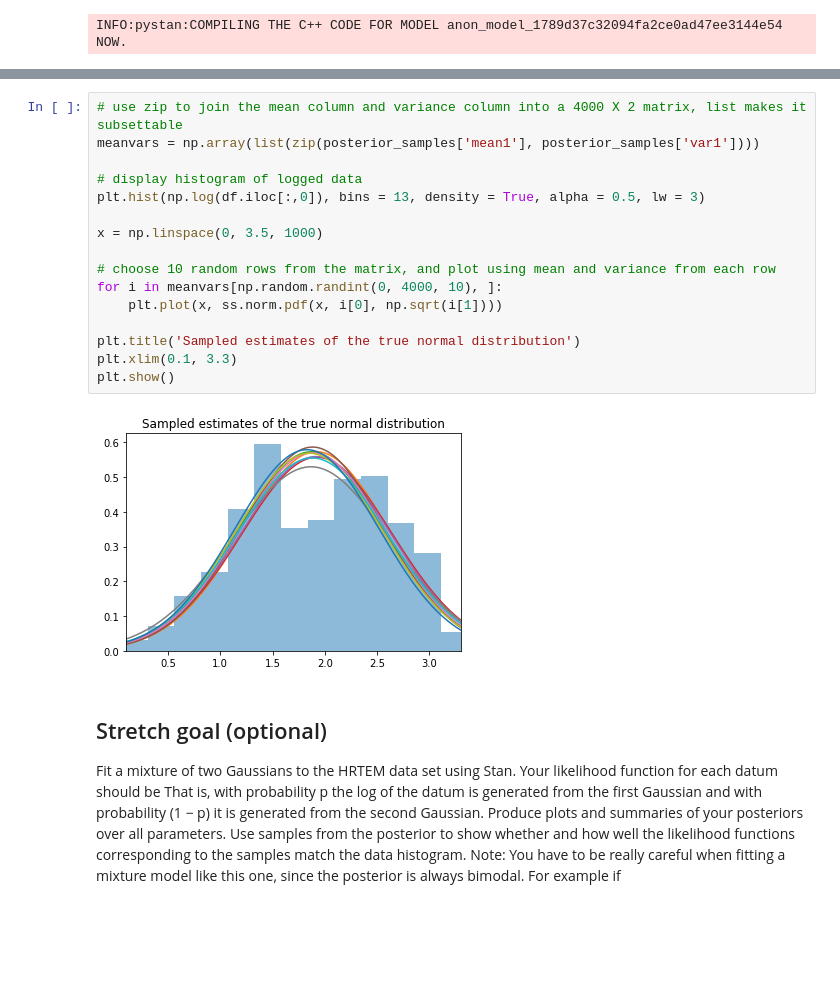
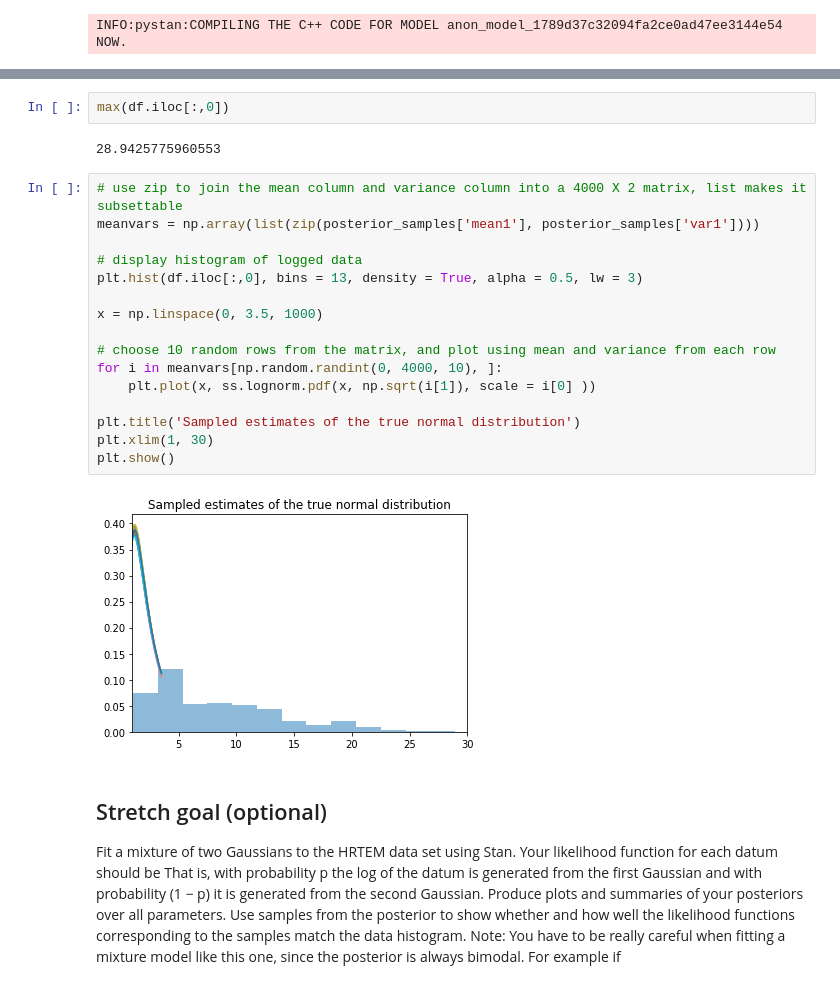
Before and after one commit to thetruejacob/CS146, a Jupyter notebook: Assignment 3/Assignment 3.ipynb, the cells around one changed output, grey strips where cells are left out. Cells and saved outputs as stored; diff of their text form; blank space fills up the shorter version.

```diff
--- a/Assignment 3/Assignment 3.ipynb
+++ b/Assignment 3/Assignment 3.ipynb
@@ -244,21 +244,25 @@ Posterior 95% confidence interval for variance: [0.43912456 0.55961129]
+# %%
+max(df.iloc[:,0])
+# %% [output]
+28.9425775960553
 # %%
 # use zip to join the mean column and variance column into a 4000 X 2 matrix, list makes it subsettable
 meanvars = np.array(list(zip(posterior_samples['mean1'], posterior_samples['var1'])))
 
 # display histogram of logged data
-plt.hist(np.log(df.iloc[:,0]), bins = 13, density = True, alpha = 0.5, lw = 3)
+plt.hist(df.iloc[:,0], bins = 13, density = True, alpha = 0.5, lw = 3)
 
 x = np.linspace(0, 3.5, 1000)
 
 # choose 10 random rows from the matrix, and plot using mean and variance from each row
 for i in meanvars[np.random.randint(0, 4000, 10), ]:
-    plt.plot(x, ss.norm.pdf(x, i[0], np.sqrt(i[1])))
+    plt.plot(x, ss.lognorm.pdf(x, np.sqrt(i[1]), scale = i[0] ))
 
 plt.title('Sampled estimates of the true normal distribution')
-plt.xlim(0.1, 3.3)
+plt.xlim(1, 30)
 plt.show()
 # %% [output]
-[figure, old version]
+[figure, new version]
 # %% [markdown]
 ## Stretch goal (optional)
 Fit a mixture of two Gaussians to the HRTEM data set using Stan. Your likelihood function for each datum should be
```
Also changed, not shown: parts of 2 cells of this notebook, 3 other files.
